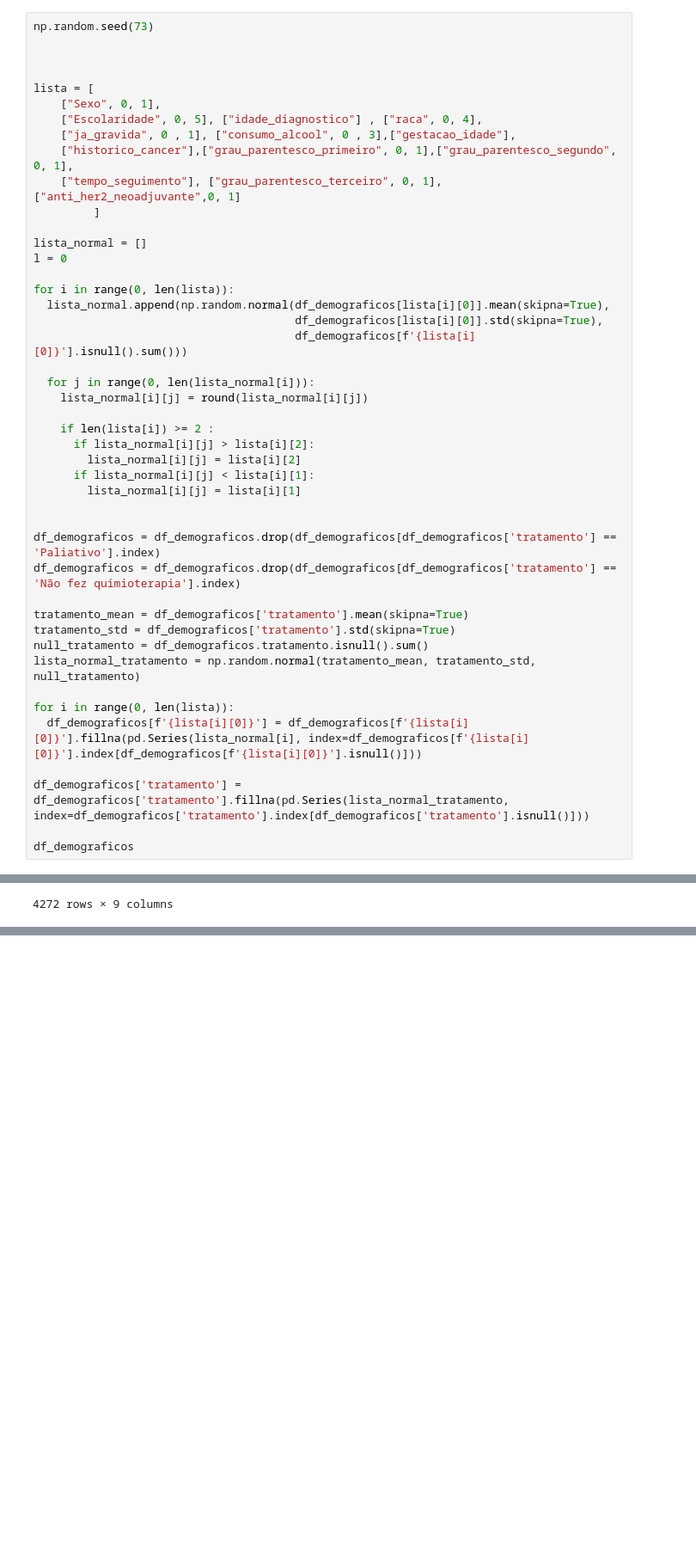
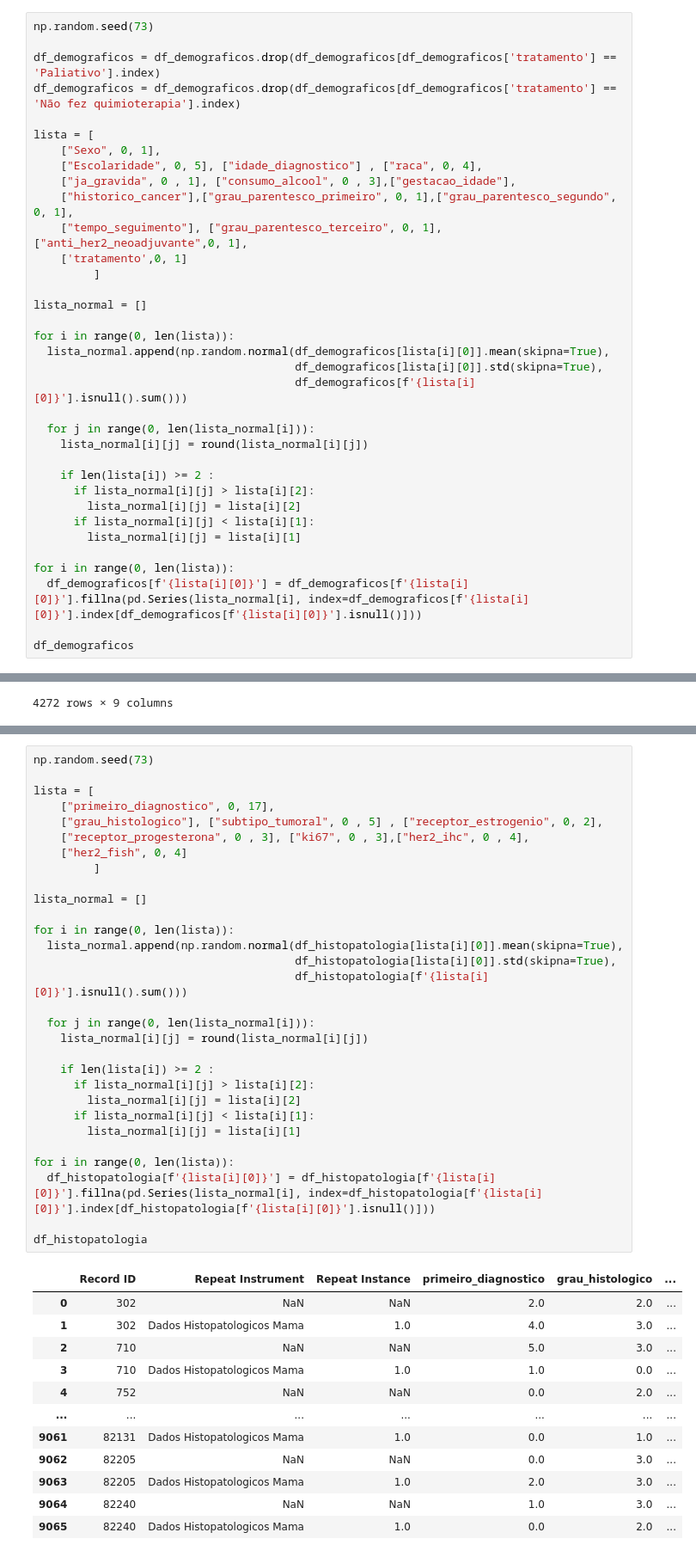
Before and after one commit to 2023M3T5-Inteli/grupo1, a Jupyter notebook: notebooks/Genesis.ipynb, the cells around one changed output, grey strips where cells are left out. Shown at 86% size. Drawn from its saved outputs; the diff is of its cells as text; blank space fills up the shorter version.

```diff
--- a/notebooks/Genesis.ipynb
+++ b/notebooks/Genesis.ipynb
@@ -100,18 +80,19 @@ df_demograficos = df_demograficos.drop(df_demograficos[df_demograficos['tratamen
 # %%
 np.random.seed(73)
 
-
+df_demograficos = df_demograficos.drop(df_demograficos[df_demograficos['tratamento'] == 'Paliativo'].index)
+df_demograficos = df_demograficos.drop(df_demograficos[df_demograficos['tratamento'] == 'Não fez quimioterapia'].index)
 
 lista = [
     ["Sexo", 0, 1],
     ["Escolaridade", 0, 5], ["idade_diagnostico"] , ["raca", 0, 4],
     ["ja_gravida", 0 , 1], ["consumo_alcool", 0 , 3],["gestacao_idade"],
     ["historico_cancer"],["grau_parentesco_primeiro", 0, 1],["grau_parentesco_segundo", 0, 1],
-    ["tempo_seguimento"], ["grau_parentesco_terceiro", 0, 1], ["anti_her2_neoadjuvante",0, 1]
+    ["tempo_seguimento"], ["grau_parentesco_terceiro", 0, 1], ["anti_her2_neoadjuvante",0, 1],
+    ['tratamento',0, 1]
          ]
 
 lista_normal = []
-l = 0
 
 for i in range(0, len(lista)):
   lista_normal.append(np.random.normal(df_demograficos[lista[i][0]].mean(skipna=True),
@@ -127,20 +108,9 @@ for i in range(0, len(lista)):
       if lista_normal[i][j] < lista[i][1]:
         lista_normal[i][j] = lista[i][1]
 
-
-df_demograficos = df_demograficos.drop(df_demograficos[df_demograficos['tratamento'] == 'Paliativo'].index)
-df_demograficos = df_demograficos.drop(df_demograficos[df_demograficos['tratamento'] == 'Não fez quimioterapia'].index)
-
-tratamento_mean = df_demograficos['tratamento'].mean(skipna=True)
-tratamento_std = df_demograficos['tratamento'].std(skipna=True)
-null_tratamento = df_demograficos.tratamento.isnull().sum()
-lista_normal_tratamento = np.random.normal(tratamento_mean, tratamento_std, null_tratamento)
-
 for i in range(0, len(lista)):
   df_demograficos[f'{lista[i][0]}'] = df_demograficos[f'{lista[i][0]}'].fillna(pd.Series(lista_normal[i], index=df_demograficos[f'{lista[i][0]}'].index[df_demograficos[f'{lista[i][0]}'].isnull()]))
 
-df_demograficos['tratamento'] = df_demograficos['tratamento'].fillna(pd.Series(lista_normal_tratamento, index=df_demograficos['tratamento'].index[df_demograficos['tratamento'].isnull()]))
-
 df_demograficos
 # %% [output]
 |  | Record ID | Escolaridade | idade_diagnostico | Sexo | raca | Data da última informação sobre o... | ... |
@@ -372,0 +207,43 @@ df_histopatologia
+# %%
+np.random.seed(73)
+
+lista = [
+    ["primeiro_diagnostico", 0, 17],
+    ["grau_histologico"], ["subtipo_tumoral", 0 , 5] , ["receptor_estrogenio", 0, 2],
+    ["receptor_progesterona", 0 , 3], ["ki67", 0 , 3],["her2_ihc", 0 , 4],
+    ["her2_fish", 0, 4]
+         ]
+
+lista_normal = []
+
+for i in range(0, len(lista)):
+  lista_normal.append(np.random.normal(df_histopatologia[lista[i][0]].mean(skipna=True),
+                                       df_histopatologia[lista[i][0]].std(skipna=True),
+                                       df_histopatologia[f'{lista[i][0]}'].isnull().sum()))
+
+  for j in range(0, len(lista_normal[i])):
+    lista_normal[i][j] = round(lista_normal[i][j])
+
+    if len(lista[i]) >= 2 :
+      if lista_normal[i][j] > lista[i][2]:
+        lista_normal[i][j] = lista[i][2]
+      if lista_normal[i][j] < lista[i][1]:
+        lista_normal[i][j] = lista[i][1]
+
+for i in range(0, len(lista)):
+  df_histopatologia[f'{lista[i][0]}'] = df_histopatologia[f'{lista[i][0]}'].fillna(pd.Series(lista_normal[i], index=df_histopatologia[f'{lista[i][0]}'].index[df_histopatologia[f'{lista[i][0]}'].isnull()]))
+
+df_histopatologia
+# %% [output]
+|  | Record ID | Repeat Instrument | Repeat Instance | primeiro_diagnostico | grau_histologico | ... |
+| 0 | 302 | NaN | NaN | 2.0 | 2.0 | ... |
+| 1 | 302 | Dados Histopatologicos Mama | 1.0 | 4.0 | 3.0 | ... |
+| 2 | 710 | NaN | NaN | 5.0 | 3.0 | ... |
+| 3 | 710 | Dados Histopatologicos Mama | 1.0 | 1.0 | 0.0 | ... |
+| 4 | 752 | NaN | NaN | 0.0 | 2.0 | ... |
+| ... | ... | ... | ... | ... | ... | ... |
+| 9061 | 82131 | Dados Histopatologicos Mama | 1.0 | 0.0 | 1.0 | ... |
+| 9062 | 82205 | NaN | NaN | 0.0 | 3.0 | ... |
+| 9063 | 82205 | Dados Histopatologicos Mama | 1.0 | 2.0 | 3.0 | ... |
+| 9064 | 82240 | NaN | NaN | 1.0 | 3.0 | ... |
+| 9065 | 82240 | Dados Histopatologicos Mama | 1.0 | 0.0 | 2.0 | ... |
```
Also changed, not shown: parts of 10 cells of this notebook, 1 other file.
